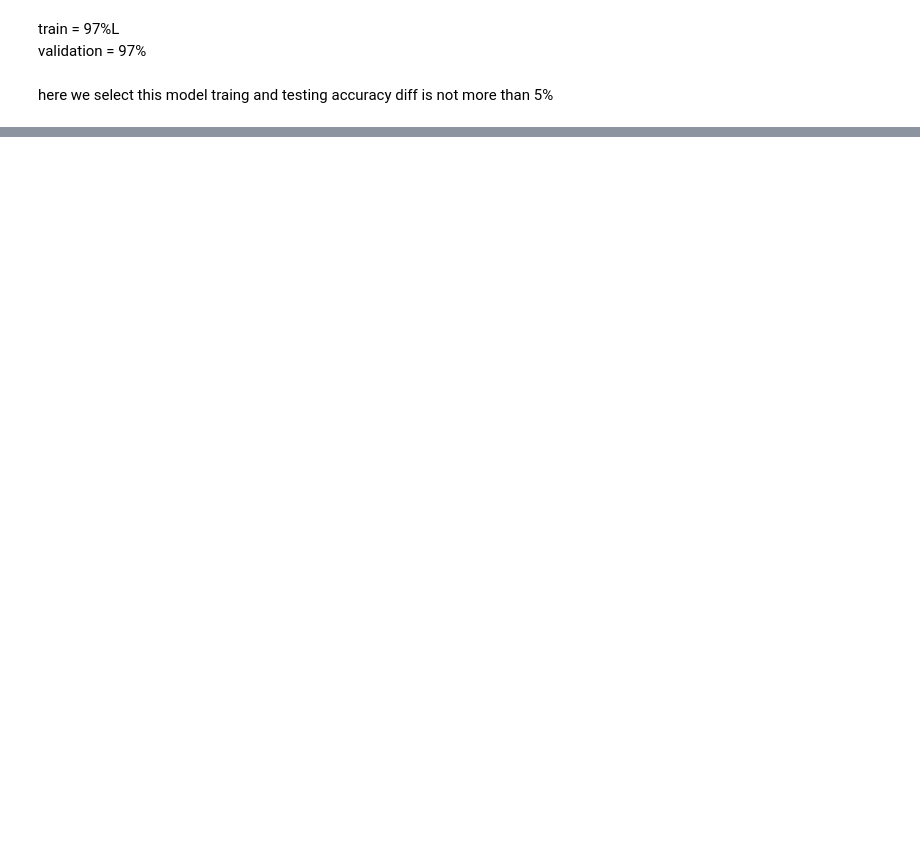
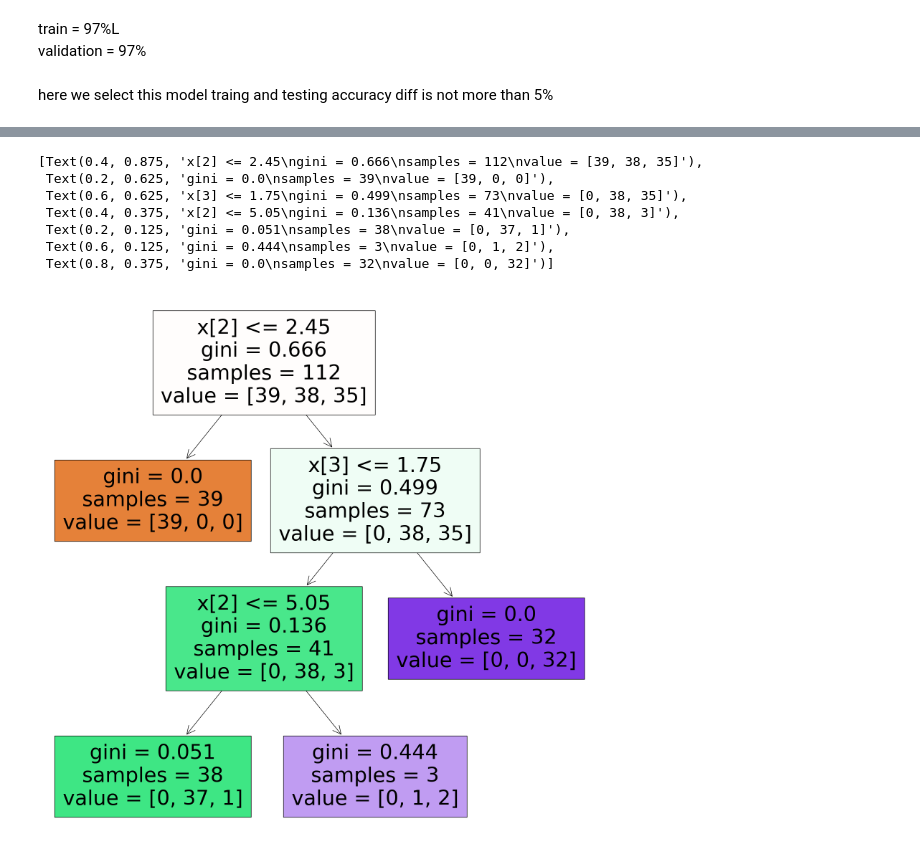
Before and after one commit to Shubhambg611/Ineuron-Data-Science, a Jupyter notebook: ML/Decision tree.ipynb, the cells around one changed output, grey strips where cells are left out. Saved outputs shown, nothing was run; the diff lists cells and outputs as text; code cells hidden in the pictures; blank space fills up the shorter version.

Commit message:
graph

```diff
--- a/ML/Decision tree.ipynb
+++ b/ML/Decision tree.ipynb
@@ -109,0 +132,13 @@ here we select this model traing and testing accuracy diff is not more than 5%
+# %%
+#best tree
+plt.figure(figsize=(20,20))
+tree.plot_tree(model2,filled=True)
+# %% [output]
+[Text(0.4, 0.875, 'x[2] <= 2.45\ngini = 0.666\nsamples = 112\nvalue = [39, 38, 35]'),
+ Text(0.2, 0.625, 'gini = 0.0\nsamples = 39\nvalue = [39, 0, 0]'),
+ Text(0.6, 0.625, 'x[3] <= 1.75\ngini = 0.499\nsamples = 73\nvalue = [0, 38, 35]'),
+ Text(0.4, 0.375, 'x[2] <= 5.05\ngini = 0.136\nsamples = 41\nvalue = [0, 38, 3]'),
+ Text(0.2, 0.125, 'gini = 0.051\nsamples = 38\nvalue = [0, 37, 1]'),
+ Text(0.6, 0.125, 'gini = 0.444\nsamples = 3\nvalue = [0, 1, 2]'),
+ Text(0.8, 0.375, 'gini = 0.0\nsamples = 32\nvalue = [0, 0, 32]')]
+[figure, added]
```
Also changed, not shown: parts of 9 cells of this notebook.
